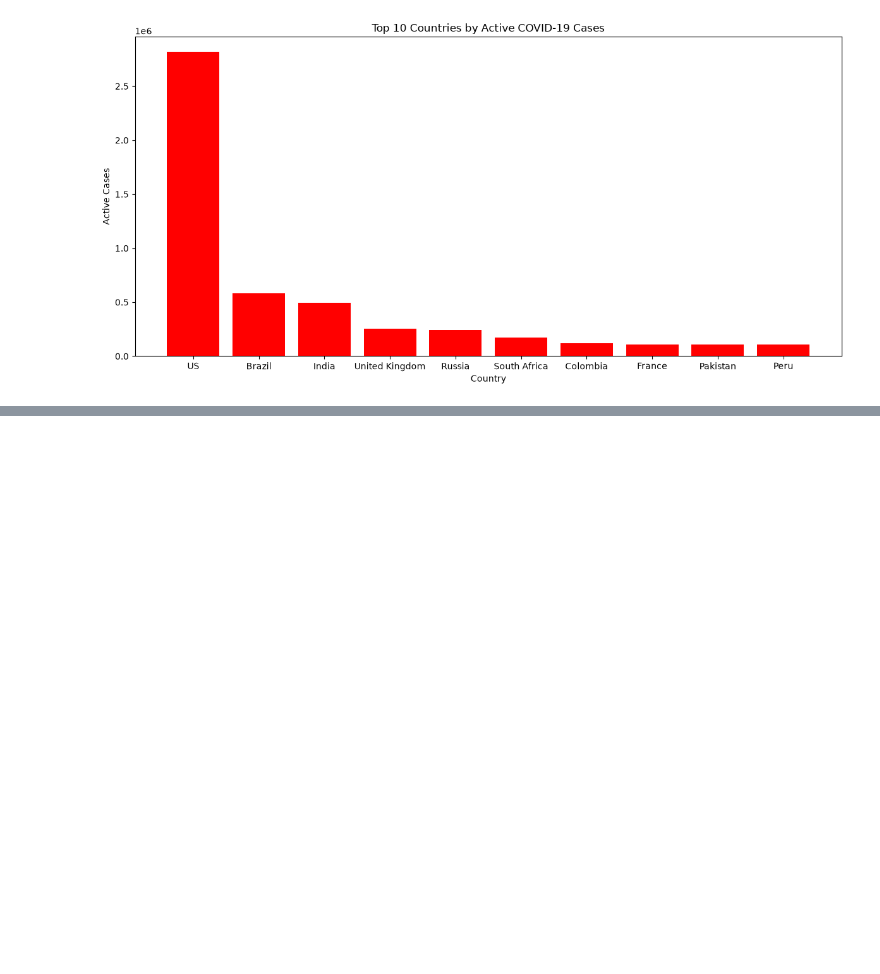
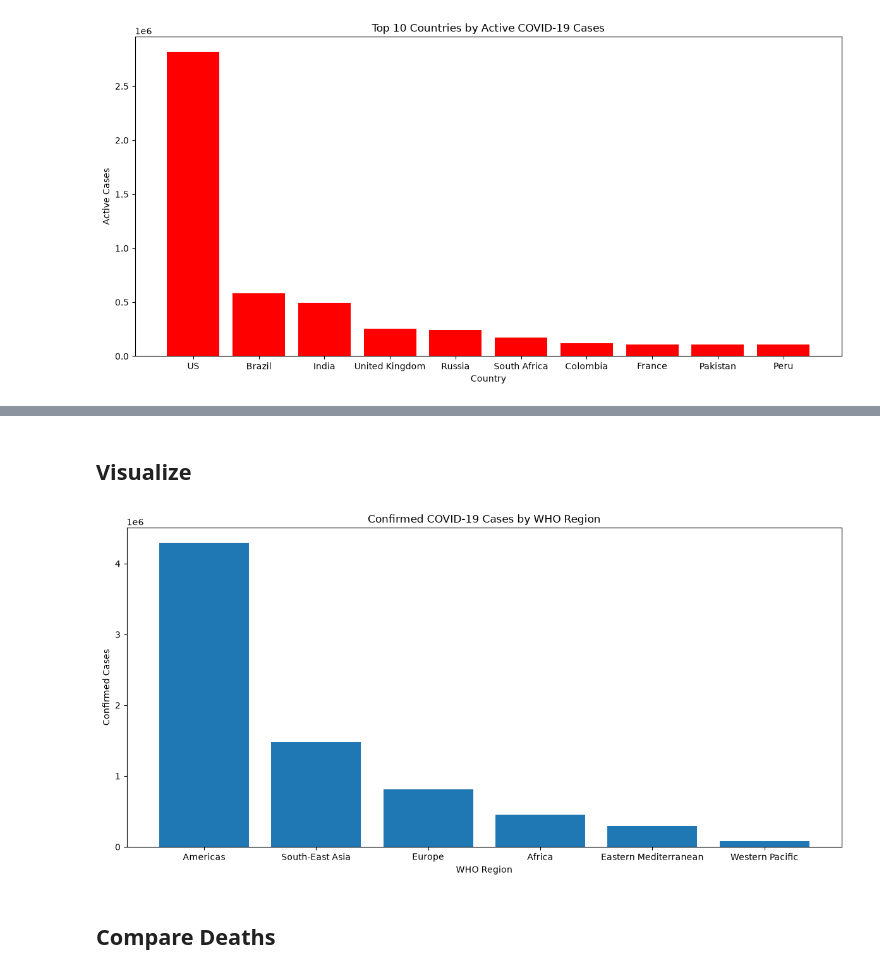
Before and after one commit to lashvv/Covid19, a Jupyter notebook: notebooks/03_analysis.ipynb, the cells around one changed output, grey strips where cells are left out. Saved outputs shown, nothing was run; the diff lists cells and outputs as text; code cells hidden in the pictures; blank space fills up the shorter version.

```diff
--- a/notebooks/03_analysis.ipynb
+++ b/notebooks/03_analysis.ipynb
@@ -293,0 +296,10 @@ plt.show()
+# %%
+region_totals = (
+    df.groupby('WHO Region')[
+        ['Confirmed', "Deaths", 'Recovered', 'Active']
+    ]
+    .max()
+    .reset_index()
+)
+
+region_totals
@@ -293,0 +316,7 @@ plt.show()
+# %%
+region_confirmed = region_totals.sort_values(
+    'Confirmed',
+    ascending=False
+)
+
+region_confirmed
@@ -293,0 +331,20 @@ plt.show()
+# %% [markdown]
+## Visualize
+# %%
+plt.figure(figsize=(12,6))
+
+plt.bar(
+    region_confirmed['WHO Region'],
+    region_confirmed['Confirmed']
+)
+
+plt.xlabel('WHO Region')
+plt.ylabel('Confirmed Cases')
+plt.title('Confirmed COVID-19 Cases by WHO Region')
+
+plt.tight_layout()
+plt.show()
+# %% [output]
+[figure, added]
+# %% [markdown]
+## Compare Deaths
```
Also changed, not shown: parts of 15 cells of this notebook.
